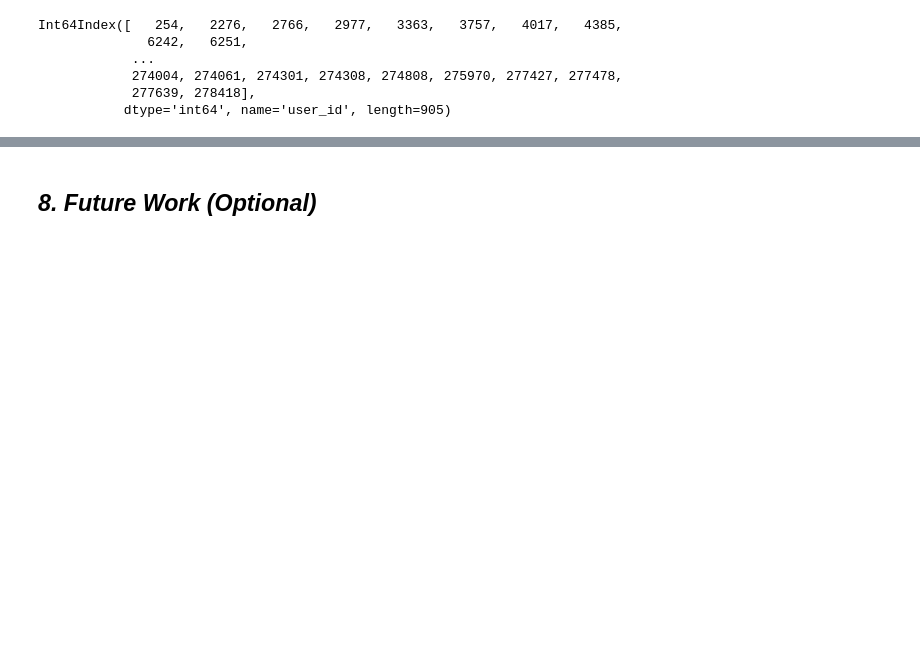
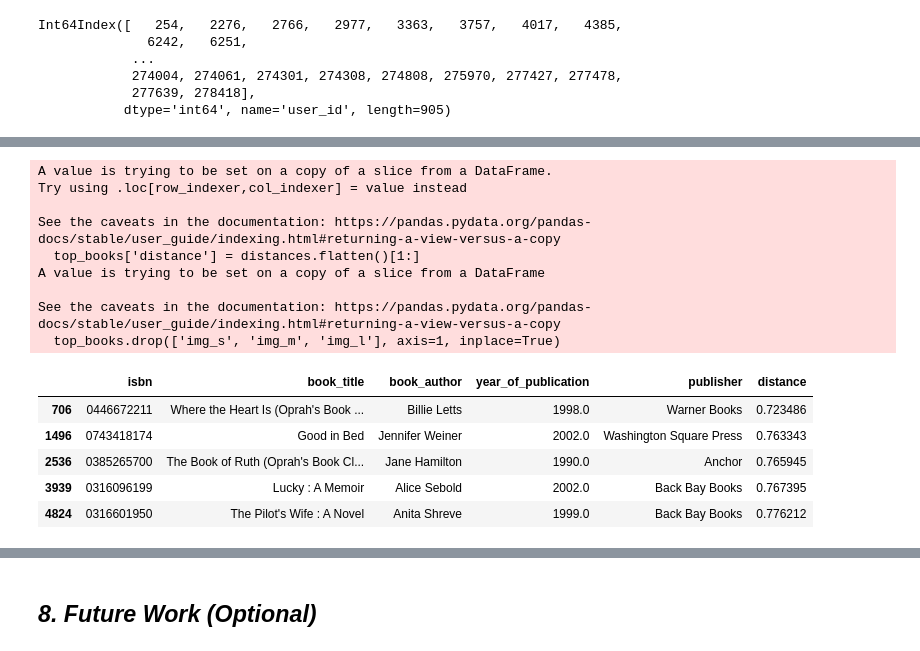
Before and after one commit to yahya-ansariii/BookRecommender, a Jupyter notebook: Book_Recommendation_System.ipynb, the cells around one changed output, grey strips where cells are left out. Saved outputs shown, nothing was run; the diff lists cells and outputs as text; code cells hidden in the pictures; blank space fills up the shorter version.

```diff
--- a/Book_Recommendation_System.ipynb
+++ b/Book_Recommendation_System.ipynb
@@ -1067,0 +1176,6 @@ display(recommended_books)
+# %%
+# pivot table of users and their ratings for each book with 0 for nan
+ratings_pivot_t = ratings_pivot.transpose().fillna(0)
+# %%
+# Convert the pivot table to a sparse matrix
+ratings_matrix = csr_matrix(ratings_pivot_t.values)
@@ -1067,0 +1188,47 @@ display(recommended_books)
+# %%
+def get_recommendations(book_title):
+    # Get the ISBN for the input book
+    isbn = books[books['book_title'] == book_title]['isbn'].iloc[0]
+
+    # Get the index of the input book in the pivot table
+    book_index = ratings_pivot_t.index.get_loc(isbn)
+
+    # Find the k nearest neighbors of the input book
+    distances, indices = model_knn.kneighbors(ratings_pivot_t.iloc[book_index, :].values.reshape(1, -1), n_neighbors=6)
+
+    # Get the ISBNs of the nearest neighbors
+    neighbor_isbns = [ratings_pivot_t.index[i] for i in indices.flatten()[1:]]
+
+    # Filter books with a number of ratings greater than or equal to the input minimum
+    top_books = books[books['isbn'].isin(neighbor_isbns)]
+
+    # Add a column for the distance to the input book
+    top_books['distance'] = distances.flatten()[1:]
+
+    # dropping the images columns
+    top_books.drop(['img_s', 'img_m', 'img_l'], axis=1, inplace=True)
+
+    # Sort the books by distance in ascending order
+    top_books = top_books.sort_values('distance').head()
+
+    return top_books
+# %%
+# Example usage: Get recommendations for the book 'The Lovely Bones'
+recommended_books = get_recommendations('The Lovely Bones: A Novel')
+display(recommended_books)
+# %% [output]
+A value is trying to be set on a copy of a slice from a DataFrame.
+Try using .loc[row_indexer,col_indexer] = value instead
+
+See the caveats in the documentation: https://pandas.pydata.org/pandas-docs/stable/user_guide/indexing.html#returning-a-view-versus-a-copy
+  top_books['distance'] = distances.flatten()[1:]
+A value is trying to be set on a copy of a slice from a DataFrame
+
+See the caveats in the documentation: https://pandas.pydata.org/pandas-docs/stable/user_guide/indexing.html#returning-a-view-versus-a-copy
+  top_books.drop(['img_s', 'img_m', 'img_l'], axis=1, inplace=True)
+|  | isbn | book_title | book_author | year_of_publication | publisher | distance |
+| 706 | 0446672211 | Where the Heart Is (Oprah's Book ... | Billie Letts | 1998.0 | Warner Books | 0.723486 |
+| 1496 | 0743418174 | Good in Bed | Jennifer Weiner | 2002.0 | Washington Square Press | 0.763343 |
+| 2536 | 0385265700 | The Book of Ruth (Oprah's Book Cl... | Jane Hamilton | 1990.0 | Anchor | 0.765945 |
+| 3939 | 0316096199 | Lucky : A Memoir | Alice Sebold | 2002.0 | Back Bay Books | 0.767395 |
+| 4824 | 0316601950 | The Pilot's Wife : A Novel | Anita Shreve | 1999.0 | Back Bay Books | 0.776212 |
```
Also changed, not shown: parts of 7 cells of this notebook.
